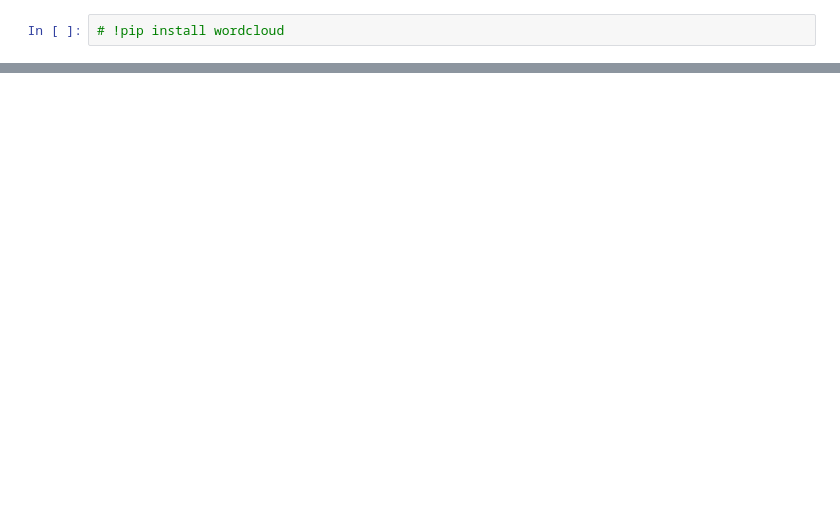
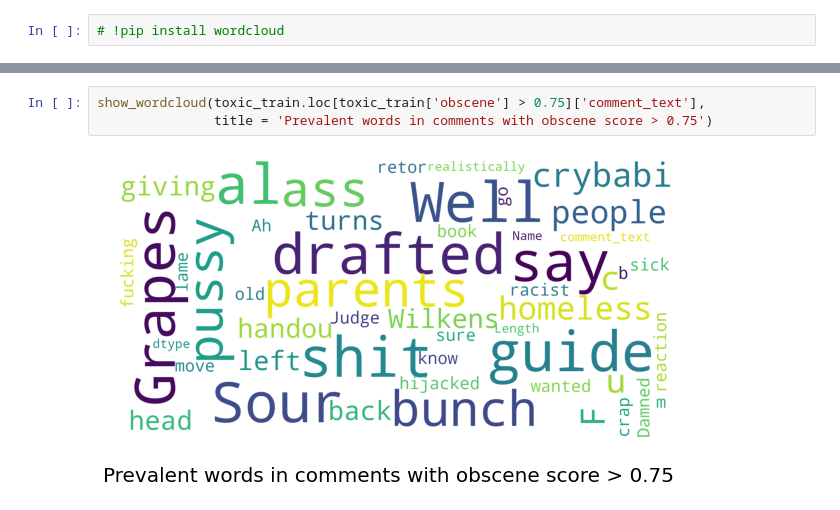
Before and after one commit to dvh549/Text_Mining, a Jupyter notebook: Toxic Comments.ipynb, the cells around one changed output, grey strips where cells are left out. Drawn from its saved outputs; the diff is of its cells as text; blank space fills up the shorter version.

```diff
--- a/Toxic Comments.ipynb
+++ b/Toxic Comments.ipynb
@@ -256,0 +287,5 @@ from nltk.tokenize import word_tokenize
+# %%
+show_wordcloud(toxic_train.loc[toxic_train['obscene'] > 0.75]['comment_text'],
+               title = 'Prevalent words in comments with obscene score > 0.75')
+# %% [output]
+[figure, added]
```
Also changed, not shown: parts of 8 cells of this notebook.
